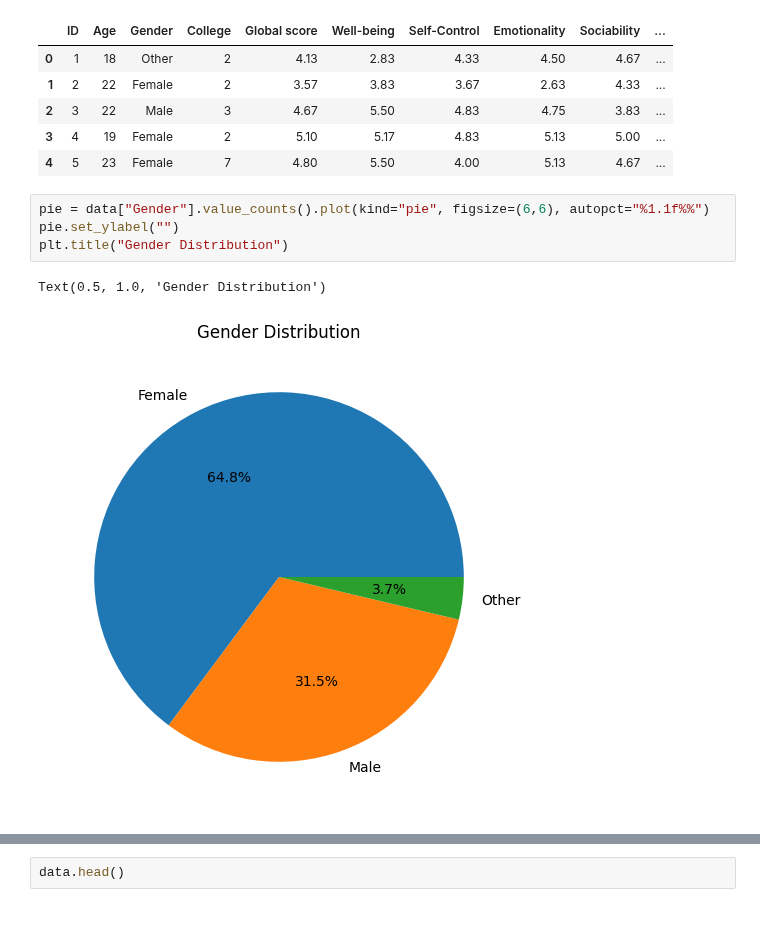
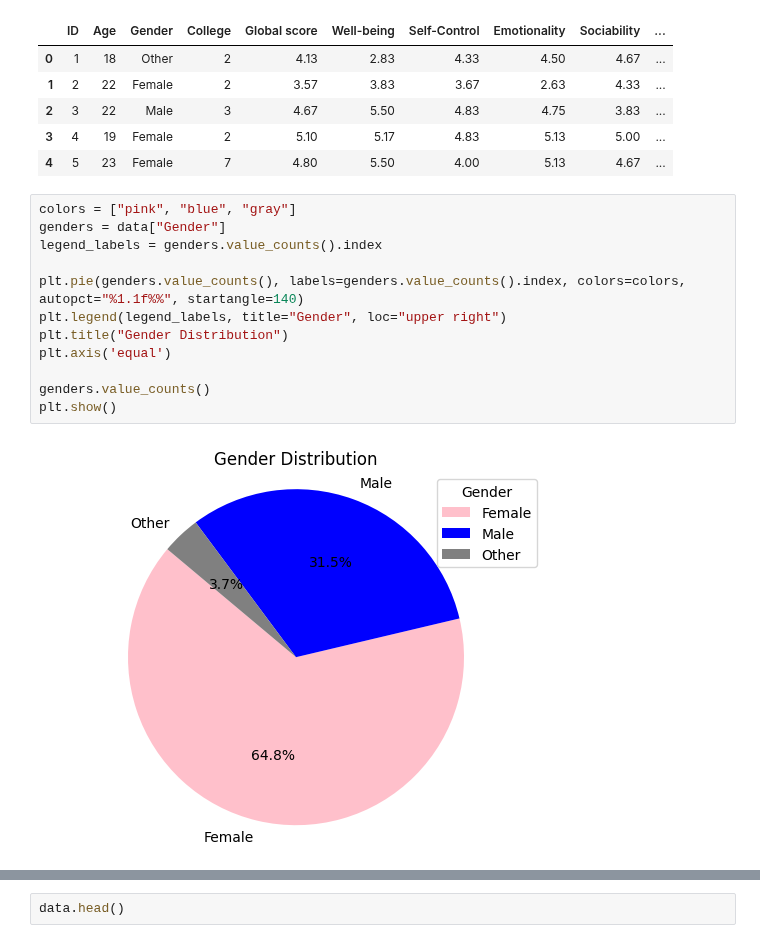
Before and after one commit to OnePewStrike/DataScience, a Jupyter notebook: notebooks/tei-brs.ipynb, the cells around one changed output, grey strips where cells are left out. Cells and saved outputs as stored; diff of their text form.

```diff
--- a/notebooks/tei-brs.ipynb
+++ b/notebooks/tei-brs.ipynb
@@ -30,13 +44,20 @@ data.head()
 | 2 | 3 | 22 | Male | 3 | 4.67 | 5.50 | 4.83 | 4.75 | 3.83 | ... |
 | 3 | 4 | 19 | Female | 2 | 5.10 | 5.17 | 4.83 | 5.13 | 5.00 | ... |
 | 4 | 5 | 23 | Female | 7 | 4.80 | 5.50 | 4.00 | 5.13 | 4.67 | ... |
-# %%
-pie = data["Gender"].value_counts().plot(kind="pie", figsize=(6,6), autopct="%1.1f%%")
-pie.set_ylabel("")
-plt.title("Gender Distribution")
-# %% [output]
-Text(0.5, 1.0, 'Gender Distribution')
-[figure, removed]
+# %%
+colors = ["pink", "blue", "gray"]
+genders = data["Gender"]
+legend_labels = genders.value_counts().index
+
+plt.pie(genders.value_counts(), labels=genders.value_counts().index, colors=colors, autopct="%1.1f%%", startangle=140)
+plt.legend(legend_labels, title="Gender", loc="upper right")
+plt.title("Gender Distribution")
+plt.axis('equal')
+
+genders.value_counts()
+plt.show()
+# %% [output]
+[figure, added]
 # %%
 gender_counts = data["Gender"].value_counts()
 gender_percentage = (gender_counts / len(data)) * 100
```
Also changed, not shown: parts of 12 cells of this notebook.
